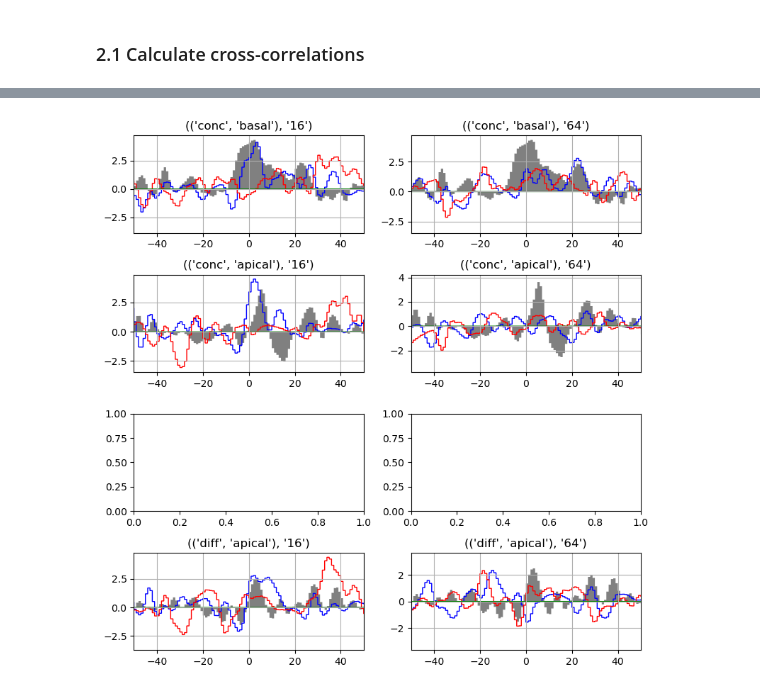
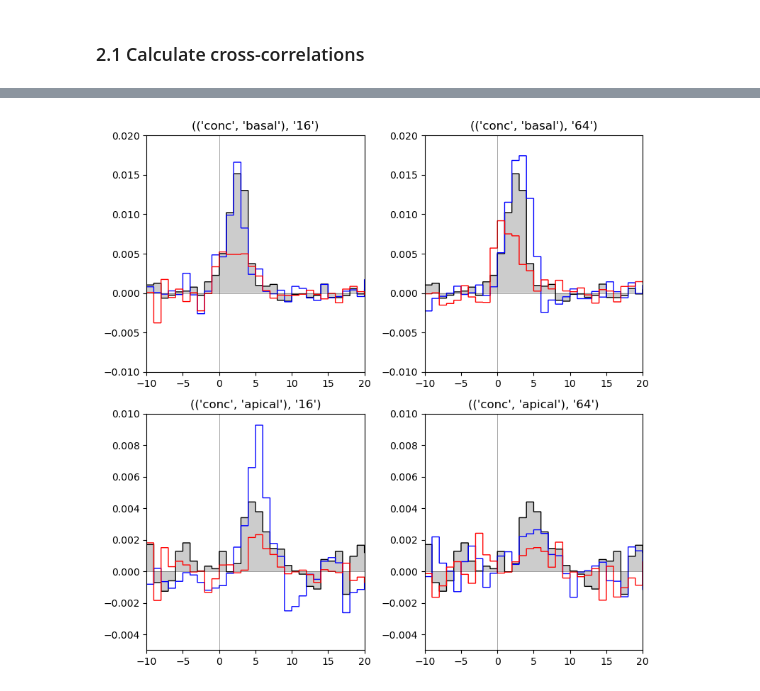
Before and after one commit to dbheadley/InhibOnDendComp, a Jupyter notebook: scripts/APCC_RhythmicInh_ConcDiffExc.ipynb, the cells around one changed output, grey strips where cells are left out. Drawn from its saved outputs; the diff is of its cells as text; code cells hidden in the pictures.

```diff
--- a/scripts/APCC_RhythmicInh_ConcDiffExc.ipynb
+++ b/scripts/APCC_RhythmicInh_ConcDiffExc.ipynb
@@ -30,9 +30,7 @@ samps_per_ms = 10 # samples per millisecond
 fs = 10000 # sampling frequency
 sim_win = [0, 9000000] # beginning and start points of simulation in samples
 cc_bin = samps_per_ms * 1 # bin size for cross-correlation in samples
-cc_win_16 = [-499, 500] # number of lags for cross-correlation at 16 Hz inhibition
-cc_win_64 = [-499, 500] # number of lags for cross-correlation at 64 Hz inhibition
-cc_win_poiss = [-499, 500] # number of lags for cross-correlation with poisson inhibition
+cc_win = [-499, 500] # number of lags for cross-correlation
 # %% [markdown]
 ### 1.2 List files to be processed
 # %%
@@ -89,13 +87,13 @@ def cc_func(sim_dir, inhib_type):
 
     # calculate cross-correlation
     if inhib_type == '16':
-        cc = cc_presyn_phdep_files(presyn_file, ap_file, sin_16_ser, cc_bin, cc_win_16, sm_win=1, notch_freq=16)
+        cc = cc_presyn_phdep_files(presyn_file, ap_file, sin_16_ser, cc_bin, cc_win, sm_win=1, notch_freq=16)
     elif inhib_type == '64':
-        cc = cc_presyn_phdep_files(presyn_file, ap_file, sin_64_ser, cc_bin, cc_win_64, sm_win=1, notch_freq=64)
+        cc = cc_presyn_phdep_files(presyn_file, ap_file, sin_64_ser, cc_bin, cc_win, sm_win=1, notch_freq=64)
     elif inhib_type == 'poiss':
         spk_pts = load_spike_h5(ap_file)
         pre_pts = load_spike_aux_h5(presyn_file)
-        cc = {'poiss': cc_ptpt(spk_pts, pre_pts, cc_bin, cc_win_poiss, 1)}
+        cc = {'poiss': cc_ptpt(spk_pts, pre_pts, cc_bin, cc_win, 1)}
     return cc
 
 # calculate cross-correlation for each simulation
@@ -109,3 +107,13 @@ sim_cc_df = sim_cc_df.dropna()
 sim_cc_df = sim_cc_df.reset_index(drop=True)
 sim_cc_df = sim_cc_df.join(pd.DataFrame(sim_cc_df['CC'].tolist()))
 sim_cc_df.drop('CC', axis=1)
+
+# smooth cross-correlations
+def sm_func(x):
+    sm_kern = np.hamming(3)
+    x_sm = np.convolve(x, sm_kern/np.sum(sm_kern), mode='same')
+    x_sm -= np.mean(x_sm)
+    return x_sm
+
+# smooth values_corr in sim_cc_df
+sim_cc_df['values_corr_sm'] = sim_cc_df['values_corr'].apply(sm_func)
@@ -132,48 +123,33 @@ exc_df = sim_cc_df.groupby(['ExcType', 'ExcLoc'])
 # %%
 # plot corrected cross-correlations by excitatory input type
 def plot_cc(sim_row, ax, **kwargs):
-    # create gaussian convolution kernel
-    sm_kern = np.hamming(9) # np.ones(1) #
-    sm_kern /= np.sum(sm_kern)
-    sm_corr = np.convolve(sim_row['values_corr'].iloc[0][0:-1], sm_kern,'same')
-
-    # z-transform sm_corr
-    sm_corr -= np.mean(sm_corr)
-    sm_corr /= np.std(sm_corr)
-    #sm_corr -= np.mean(sm_corr)
-    ax.stairs(sm_corr, sim_row['lags'].iloc[0], **kwargs)
-
-def plot_cc_add(sim_row_t, sim_row_p, ax, **kwargs):
-    # create gaussian convolution kernel
-    sm_kern = np.hamming(9)
-    sm_kern /= np.sum(sm_kern)
-    sm_corr_t = np.convolve(sim_row_t['values_corr'].iloc[0][0:-1], sm_kern,'same')
-    sm_corr_p = np.convolve(sim_row_p['values_corr'].iloc[0][0:-1], sm_kern,'same')
-    #sm_corr -= np.mean(sm_corr)
-    ax.stairs(sm_corr_t+sm_corr_p, sim_row_t['lags'].iloc[0], **kwargs)
+    ax.stairs(sim_row['values_corr_sm'].iloc[0][0:-1], sim_row['lags'].iloc[0], **kwargs)
 
 def plot_exp(sim_set, exp_name, exp_freq, ax):
-    plot_cc(sim_set[sim_set['InhibPhase']=='poiss'],ax, color='gray', fill=True)
+    plot_cc(sim_set[sim_set['InhibPhase']=='poiss'],ax, color=[0.8]*3, fill=True)
+    plot_cc(sim_set[sim_set['InhibPhase']=='poiss'],ax, color='k')
     plot_cc(sim_set.loc[(sim_set['InhibPhase']=='t') & (sim_set['InhibType']==exp_freq)],ax, color='b')
     plot_cc(sim_set.loc[(sim_set['InhibPhase']=='p') & (sim_set['InhibType']==exp_freq)],ax, color='r')
-    plot_cc_add(sim_set.loc[(sim_set['InhibPhase']=='t') & (sim_set['InhibType']==exp_freq)],
-                 sim_set.loc[(sim_set['InhibPhase']=='p') & (sim_set['InhibType']==exp_freq)],ax, color='g')
+
     ax.set_title((exp_name, exp_freq))
     #ax.set_ylim(-0.01,0.015)
-    ax.set_xlim(-50,50)
-    ax.grid(True)
+    ax.set_xlim(-10,20)
+    # create grid only on origin
+    ax.vlines(0, -0.01, 0.02, color='k', linewidth=0.5, alpha=0.5)
+    ax.hlines(0, -10, 20, color='k', linewidth=0.5, alpha=0.5)
 
 
-fig,ax = plt.subplots(4,2)
+fig,ax = plt.subplots(2,2)
 plot_exp(exc_df.get_group(('conc', 'basal')), ('conc', 'basal'), '16',ax[0,0])
+ax[0,0].set_ylim(-0.01,0.02)
 plot_exp(exc_df.get_group(('conc', 'basal')), ('conc', 'basal'), '64',ax[0,1])
+ax[0,1].set_ylim(-0.01,0.02)
 plot_exp(exc_df.get_group(('conc', 'apical')), ('conc', 'apical'), '16',ax[1,0])
+ax[1,0].set_ylim(-0.005,0.01)
 plot_exp(exc_df.get_group(('conc', 'apical')), ('conc', 'apical'), '64',ax[1,1])
-#plot_exp(exc_df.get_group(('lessdiffuse', 'apical')), ('lessdiffuse', 'apical'), '16',ax[2,0])
-#plot_exp(exc_df.get_group(('lessdiffuse', 'apical')), ('lessdiffuse', 'apical'), '64',ax[2,1])
-plot_exp(exc_df.get_group(('diff', 'apical')), ('diff', 'apical'), '16',ax[3,0])
-plot_exp(exc_df.get_group(('diff', 'apical')), ('diff', 'apical'), '64',ax[3,1])
+ax[1,1].set_ylim(-0.005,0.01)
 fig.set_size_inches(8, 8)
 fig.tight_layout()
+fig.savefig('../figures/PhaseModNMDAAPCC.pdf')
 # %% [output]
-[figure, old version]
+[figure, new version]
```
Also changed, not shown: parts of 5 cells of this notebook, 3 other files.
